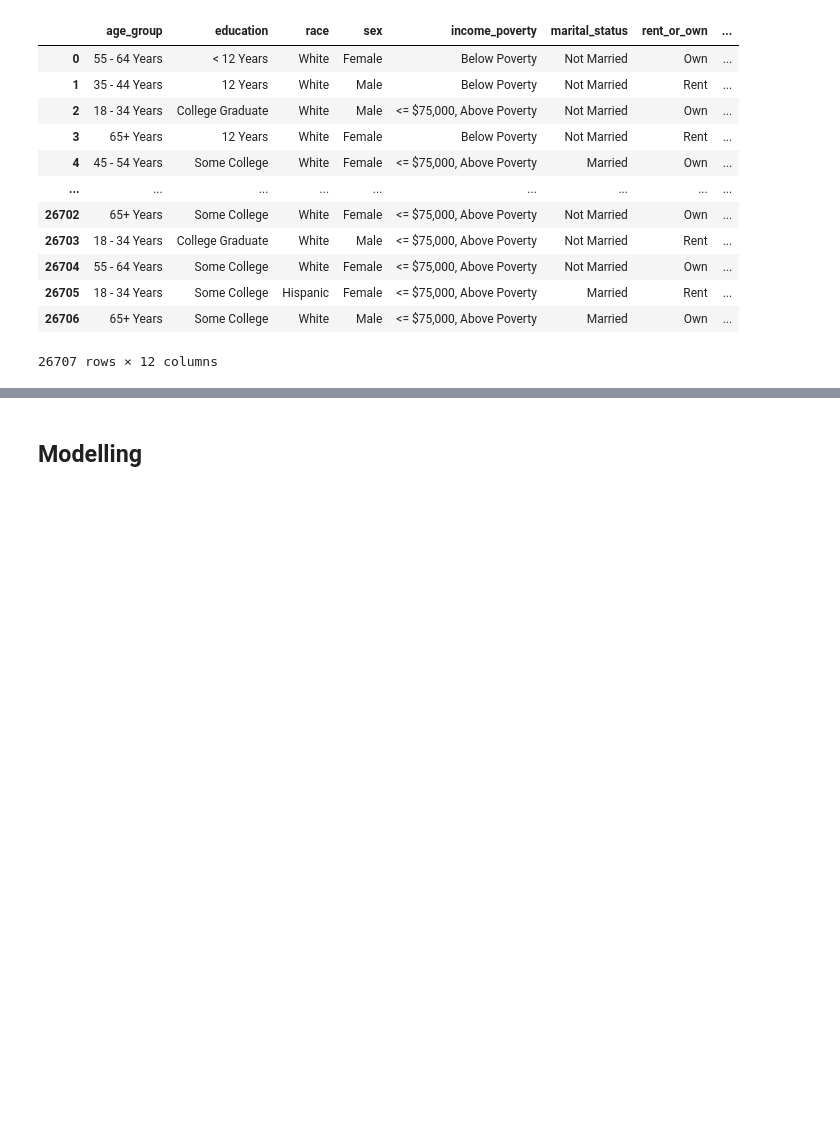
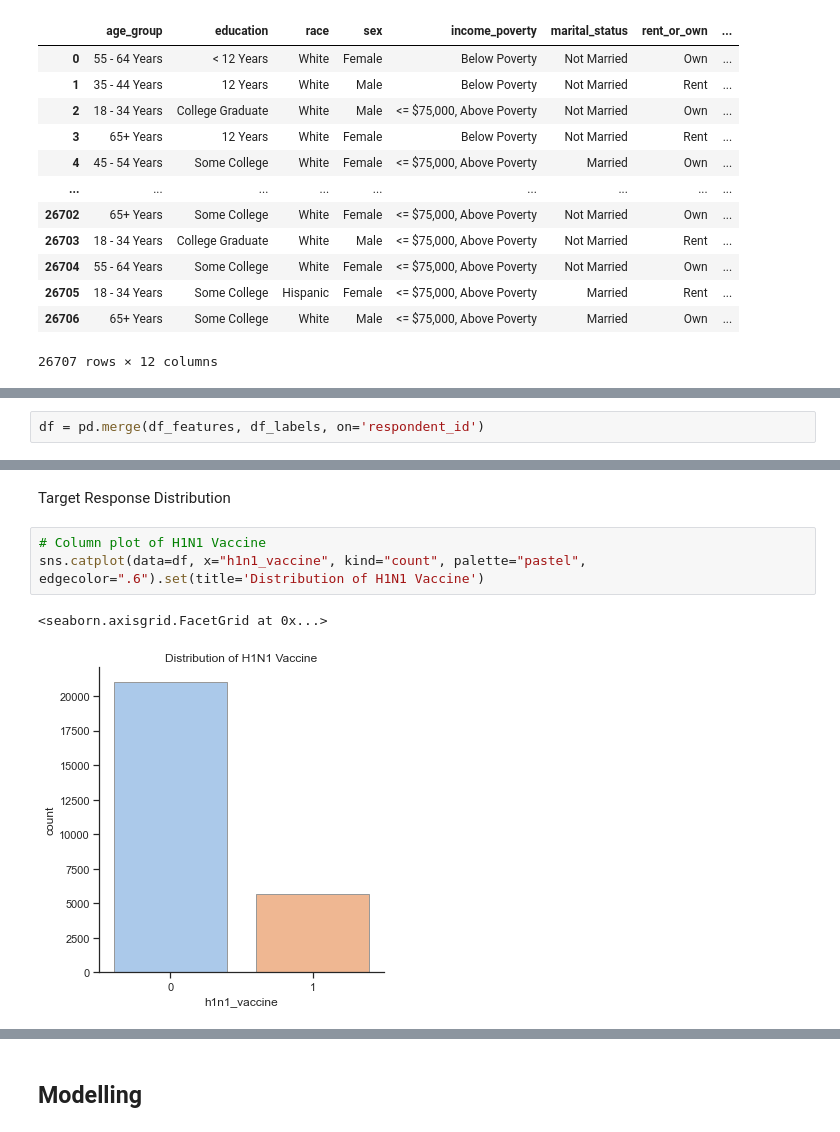
Before and after one commit to FelixFern/FINDIT-2023-ODE, a Jupyter notebook: main.ipynb, the cells around one changed output, grey strips where cells are left out. Saved outputs shown, nothing was run; the diff lists cells and outputs as text; blank space fills up the shorter version.

```diff
--- a/main.ipynb
+++ b/main.ipynb
@@ -661,0 +664,2 @@ df_features.select_dtypes(include=['object'])
+# %%
+df = pd.merge(df_features, df_labels, on='respondent_id')
@@ -661,0 +677,8 @@ df_features.select_dtypes(include=['object'])
+# %% [markdown]
+Target Response Distribution
+# %%
+# Column plot of H1N1 Vaccine
+sns.catplot(data=df, x="h1n1_vaccine", kind="count", palette="pastel", edgecolor=".6").set(title='Distribution of H1N1 Vaccine')
+# %% [output]
+<seaborn.axisgrid.FacetGrid at 0x...>
+[figure, added]
```
Also changed, not shown: parts of 72 cells of this notebook.
